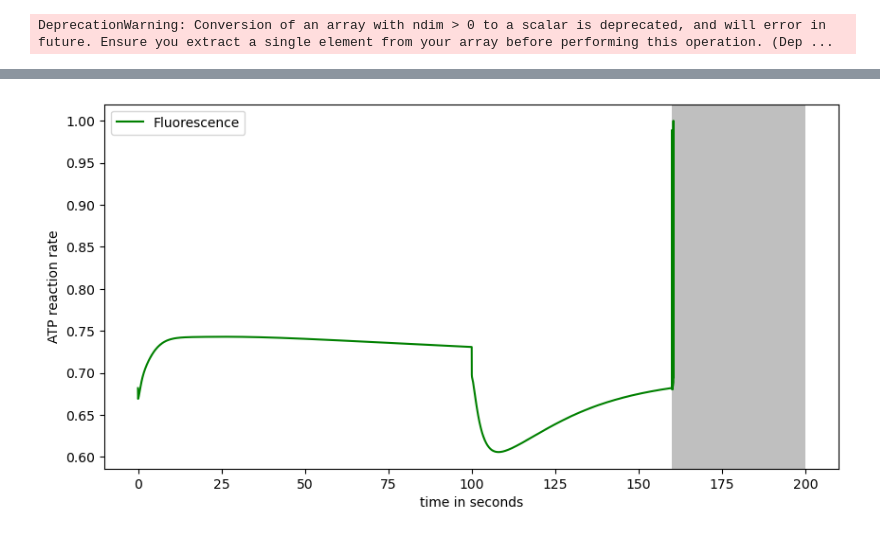
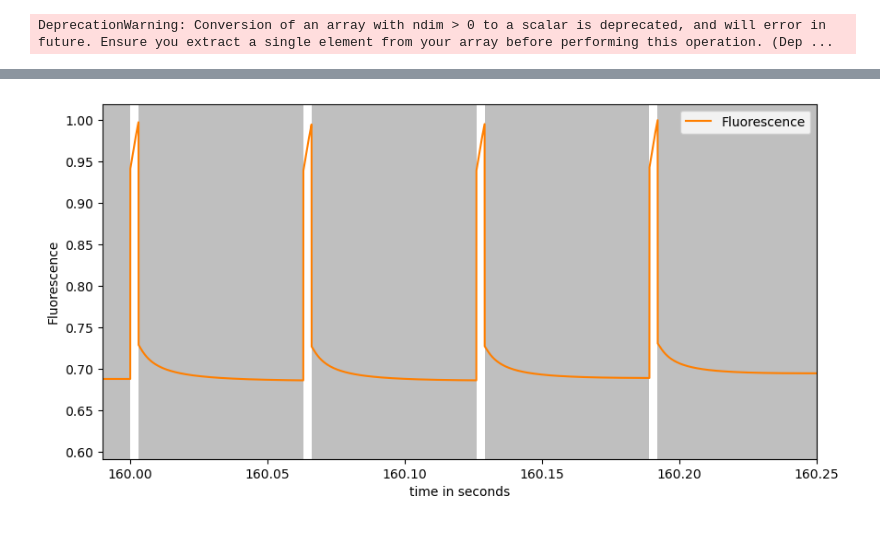
Before and after one commit to A-Potthoff/QTB_modeling, a Jupyter notebook: analyses/PIRK.ipynb, the cells around one changed output, grey strips where cells are left out. Cells and saved outputs as stored; diff of their text form; code cells hidden in the pictures.

```diff
--- a/analyses/PIRK.ipynb
+++ b/analyses/PIRK.ipynb
@@ -7,7 +7,9 @@ if "already_run" not in globals():
     %run header.ipynb
     load_packages()
     change_wordir()
-    colors, colours = colourblind_palette()
+
+colors, colours = colourblind_palette("own")
+
 
 analysis = "PIRKs_and_DIRKs"
 
@@ -137,7 +182,15 @@ save_fig(fig, model, analysis, "DIRK_P700p")
 
 s1 = Simulator(m)
 s1.initialise(y0)
-s1.clear_results()
-PIRK(s1, ss_pfd=90, dark_pfd=10, pulse_pfd=1180,
-     pulse_time=0.003, relax_time=0.06, time_delay=True
-     )
+
+ss_pfd = 90
+dark_pfd = 10
+pulse_pfd = 1180
+pulse_time = 0.003
+relax_time = 0.06
+time_delay = False
+
+c, v, t_points = PIRK(s1, ss_pfd, dark_pfd, pulse_pfd, pulse_time, relax_time, time_delay)
+
+dark_periods = [[t_points[i], t_points[i+1]] for i in range(0, len(t_points)-1, 2)]
+t_points, dark_periods
@@ -147,16 +203,19 @@ v = s1.get_fluxes_df()
 # %%
 fig,ax=plt.subplots(figsize=(10,5))
-ax.plot(c["Fluo"]/max(c["Fluo"]), label="Fluorescence", color="green")
+ax.plot(c["Fluo"]/max(c["Fluo"]), label="Fluorescence", color=colours["orange"])
 ax.set(ylabel=("Fluorescence"))
-ax.set(#xlim=(159.99,160.5),
+ax.set(xlim=(159.99,160.25),
        #ylim=(0.16,0.5),
        xlabel=("time in seconds"),
-       ylabel=("ATP reaction rate"))
-ax.axvspan(160, 200, color='grey', alpha=0.5, lw=0)
+       ylabel=("Fluorescence"))
+
+ax.axvspan(100, 160, color='grey', alpha=0.5, lw=0)
+for start, end in dark_periods:
+       ax.axvspan(start, end, color='grey', alpha=0.5, lw=0)
 ax.legend()
 plt.show()
 # %% [output]
-[figure, old version]
+[figure, new version]
 # %%
 save_fig(fig, model, analysis, "PIRK_Fluorescence")
 # %%
```
Also changed, not shown: parts of 16 cells of this notebook, 24 other files.
